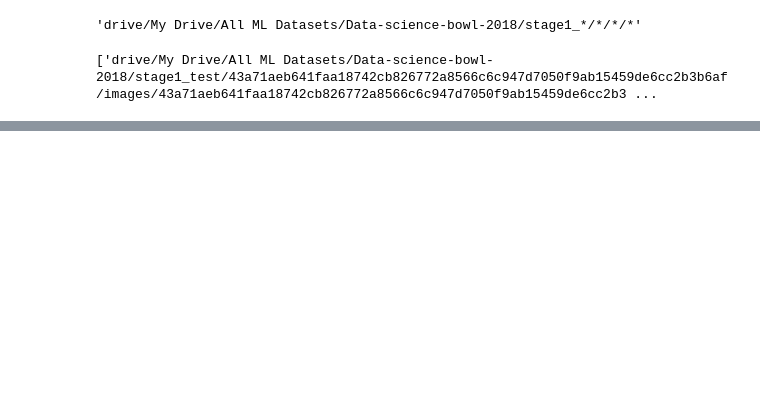
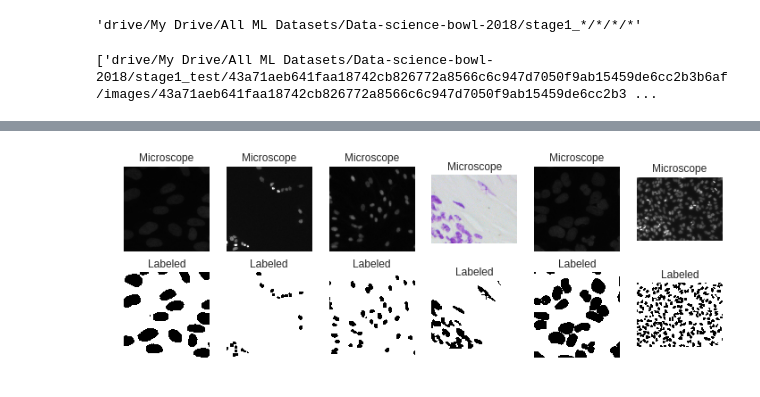
Before and after one commit to AI-Junction/Nuclei-Detection, a Jupyter notebook: Cell_Nuclei_Detection-1.ipynb, the cells around one changed output, grey strips where cells are left out. Drawn from its saved outputs; the diff is of its cells as text; code cells hidden in the pictures; blank space fills up the shorter version.

```diff
--- a/Cell_Nuclei_Detection-1.ipynb
+++ b/Cell_Nuclei_Detection-1.ipynb
@@ -226,0 +219,14 @@ KeyboardInterrupt: ignored
+# %%
+n_img = 6
+fig, m_axs = plt.subplots(2, n_img, figsize = (12, 4))
+for (_, c_row), (c_im, c_lab) in zip(train_img_df.sample(n_img).iterrows(),
+                                     m_axs.T):
+    c_im.imshow(c_row['images'])
+    c_im.axis('off')
+    c_im.set_title('Microscope')
+
+    c_lab.imshow(c_row['masks'])
+    c_lab.axis('off')
+    c_lab.set_title('Labeled')
+# %% [output]
+[figure, added]
```
Also changed, not shown: parts of 26 cells of this notebook.
